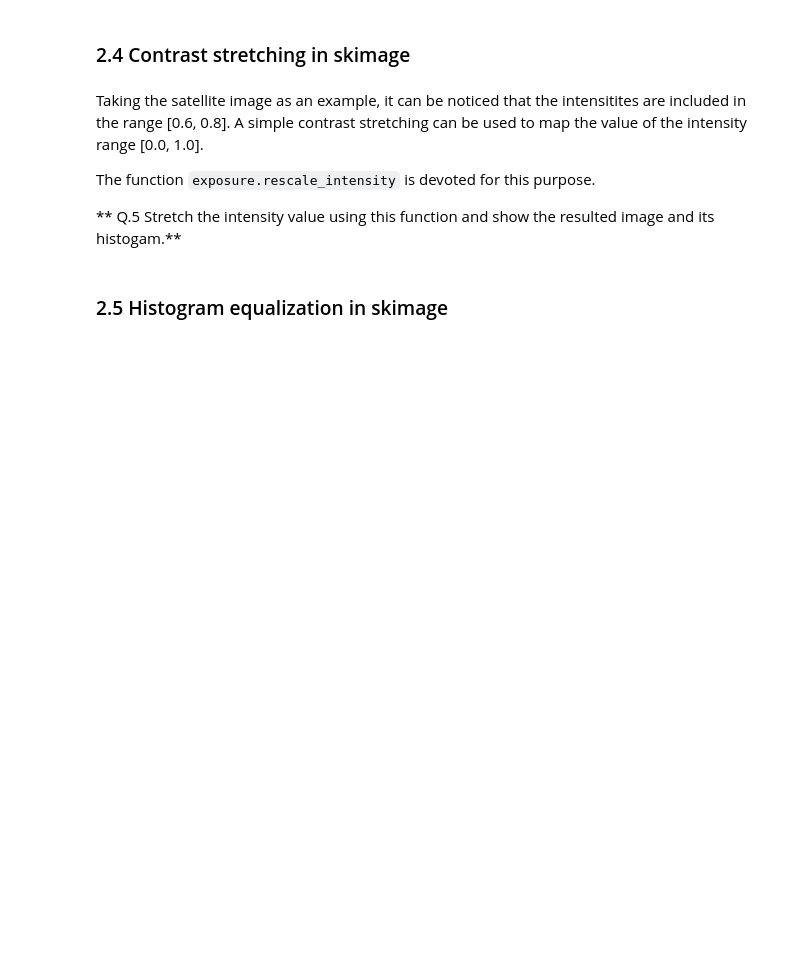
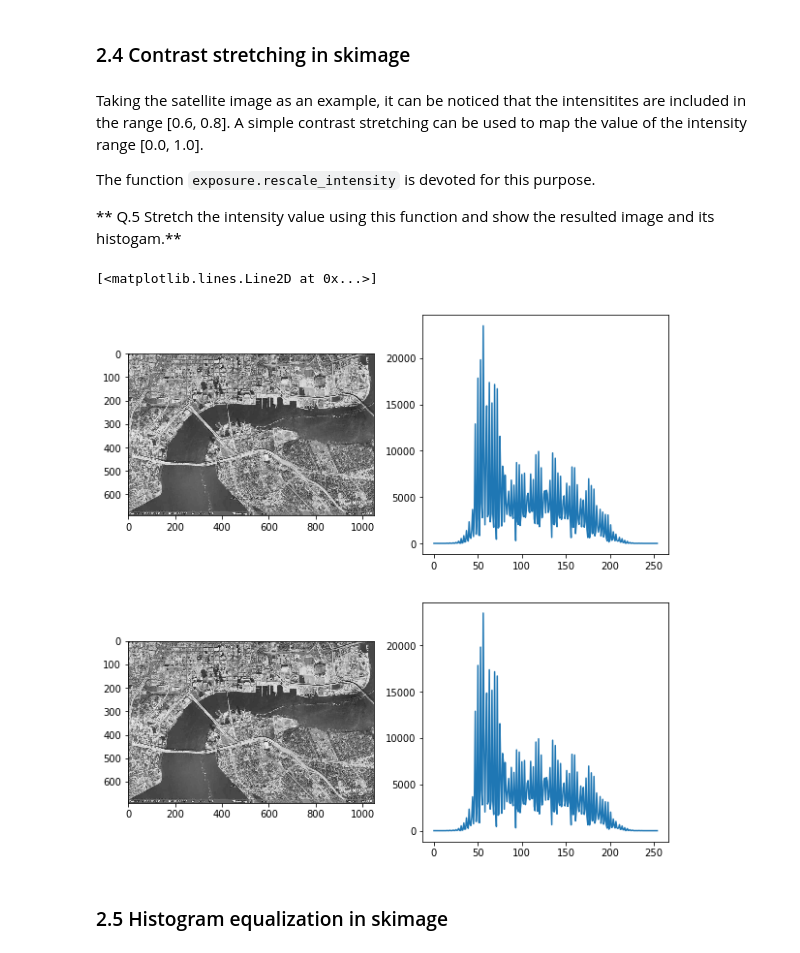
Before and after one commit to majeedhussain49/B31XB-IIP-TP-1718, a Jupyter notebook: 2-image-enhancement/2-enhancement.ipynb, the cells around one changed output. Drawn from its saved outputs; the diff is of its cells as text; code cells hidden in the pictures; blank space fills up the shorter version.

```diff
--- a/2-image-enhancement/2-enhancement.ipynb
+++ b/2-image-enhancement/2-enhancement.ipynb
@@ -151,6 +216,30 @@ Taking the satellite image as an example, it can be noticed that the intensitite
 The function `exposure.rescale_intensity` is devoted for this purpose.
 
 ** Q.5 Stretch the intensity value using this function and show the resulted image and its histogam.**
+# %%
+from skimage import img_as_float
+from skimage import io
+from skimage import exposure
+import numpy as np
+
+sat = io.imread('./images/satellite.jpg', as_grey = True)
+satF = img_as_float(sat)
+
+f, axes = plt.subplots(nrows = 2, ncols = 2, figsize = (10,10))
+ax = axes.ravel()
+
+
+ax[0].imshow(satF, cmap = cm.Greys_r)
+histo = np.histogram(satF , 255)
+ax[1].plot(histo[0])
+
+satN1 = exposure.rescale_intensity(satF)
+ax[2].imshow(satN1, cmap = cm.Greys_r)
+histo = np.histogram(satN1 , 255)
+ax[3].plot(histo[0])
+# %% [output]
+[<matplotlib.lines.Line2D at 0x...>]
+[figure, added]
 # %% [markdown]
 ### 2.5 Histogram equalization in skimage
 # %% [markdown]
```
Also changed, not shown: parts of 8 cells of this notebook.
